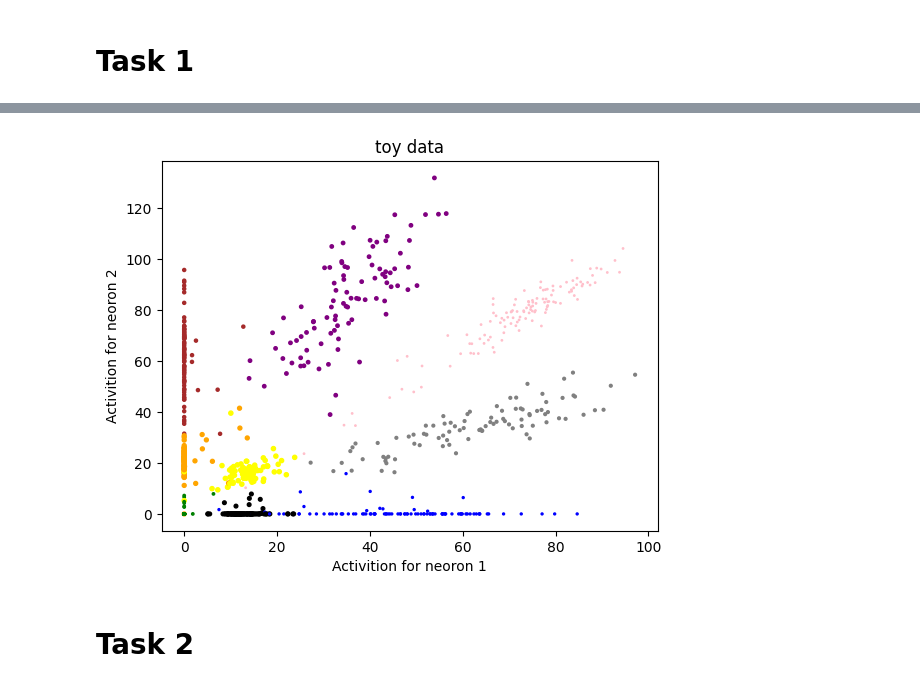
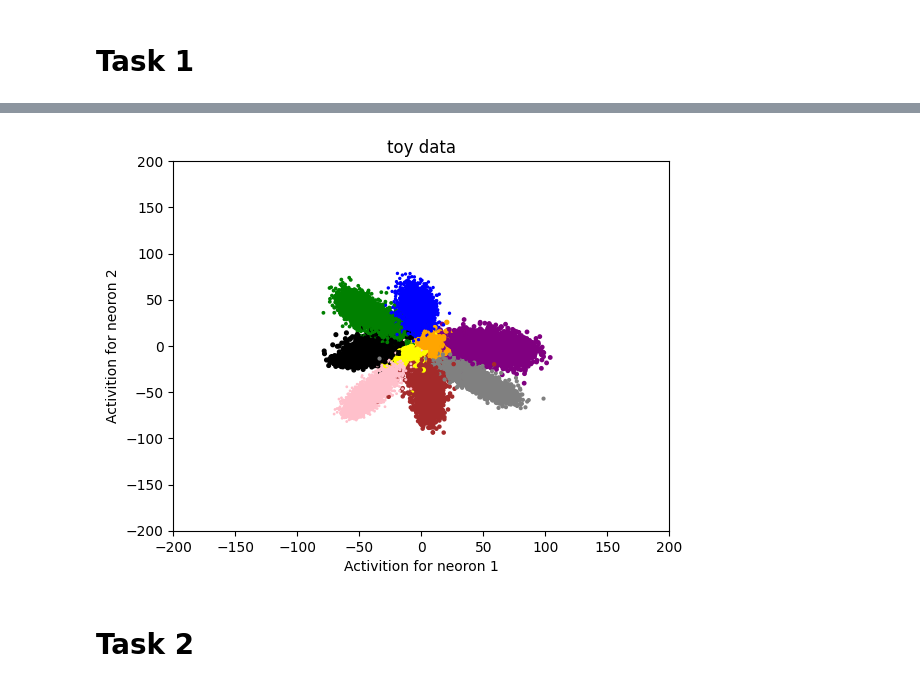
Before and after one commit to amirheyvaz/WiSe-2024, a Jupyter notebook: ACV/Exercises/7/1747696_MetricLearning.ipynb, the cells around one changed output, grey strips where cells are left out. Drawn from its saved outputs; the diff is of its cells as text; code cells hidden in the pictures.

```diff
--- a/ACV/Exercises/7/1747696_MetricLearning.ipynb
+++ b/ACV/Exercises/7/1747696_MetricLearning.ipynb
@@ -9,10 +9,7 @@ from keras import layers
 import numpy as np
 import matplotlib.pyplot as plt
 
-@tf.function
-def contrastive_loss(y_true, y_pred):
-    # ...
-    return
+batch_size = 8
 
 # Build a simple CNN with strided convolution layers
 def define_model():
@@ -22,7 +19,7 @@ def define_model():
     x = layers.Conv2D(16,kernel_size=(3,3),activation='relu',padding='same',strides=1,name='L3')(x)
     x = layers.Conv2D(16,kernel_size=(3,3),activation='relu',padding='same',strides=2,name='L4')(x)
     x = layers.Flatten()(x)
-    embedding_layer = layers.Dense(2, activation='relu', name='Embedding')(x)
+    embedding_layer = layers.Dense(2, name='Embedding')(x)
     outputs = layers.Dense(10,activation='softmax')(embedding_layer)
     model = keras.Model(inputs=inputs, outputs=outputs)
     return model
@@ -38,12 +35,12 @@ def mnist_data():
 
 
 # Train the model on MNIST data using standard cross-entropy loss
-def train_model(model, x_train, y_train, x_test, y_test, epochs=100):
-    model.compile(optimizer='adam', loss=['categorical_crossentropy', 'mean_squared_error'], metrics=['accuracy'])
-    model.fit(x_train, y_train, validation_data=(x_test, y_test), epochs=epochs, batch_size=64)
+def train_model(model, x_train, y_train, x_test, y_test, epochs=10):
+    model.compile(optimizer='adam', loss='categorical_crossentropy', metrics=['accuracy'])
+    model.fit(x_train, y_train, validation_data=(x_test, y_test), epochs=epochs, batch_size=batch_size)
 
 
 x_train, y_train, x_test, y_test = mnist_data()
 model = define_model()
-train_model(model, x_train, y_train, x_test, y_test, 20)
+train_model(model, x_train, y_train, x_test, y_test, 10)
 # %% [output]
@@ -68,10 +68,8 @@ Epoch 20/20
 model_for_embeddings = tf.keras.Model(inputs=model.input,
                                             outputs=model.get_layer('Embedding').output)
 # %%
-ins_indices = np.random.choice(x_train.shape[0], size=1000, replace=False)
-ins = x_train[ins_indices]
-labels = y_train[ins_indices].argmax(axis=1)
-outs = model_for_embeddings.predict(ins)
+labels = y_train.argmax(axis=1)
+outs = model_for_embeddings.predict(x_train)
 
 colors = {
     0: 'red',
@@ -92,5 +90,7 @@ ax.scatter(outs[:,0], outs[:,1], labels, c=[colors[x] for x in labels])
 ax.set_xlabel('Activition for neoron 1')
 ax.set_ylabel('Activition for neoron 2')
 ax.set_title('toy data')
+ax.set_xlim(-200 ,200)
+ax.set_ylim(-200 ,200)
 plt.show()
 # %% [output]
@@ -98,4 +98,4 @@ plt.show()
-[figure, old version]
+[figure, new version]
 # %% [markdown]
 <h1>Task 2</h1>
 # %%
```
Also changed, not shown: parts of 4 cells of this notebook, 2 other files.
